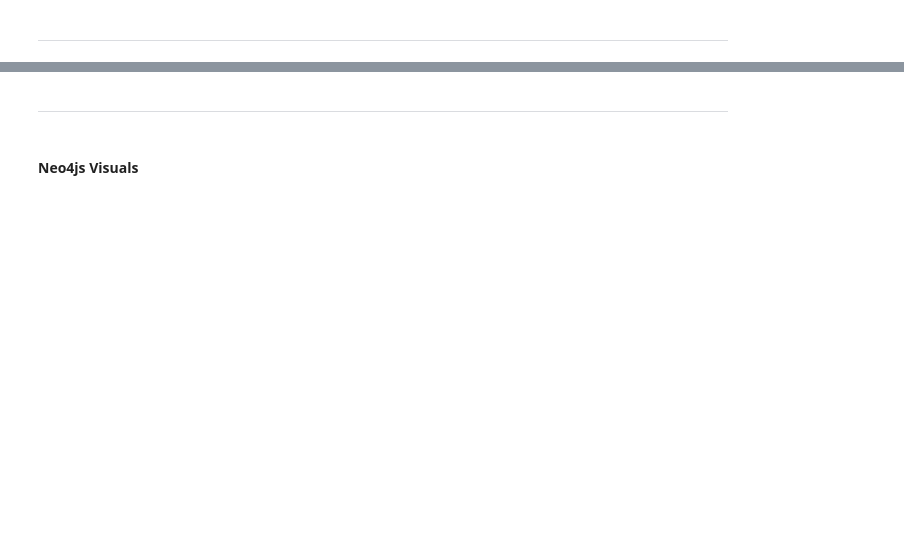
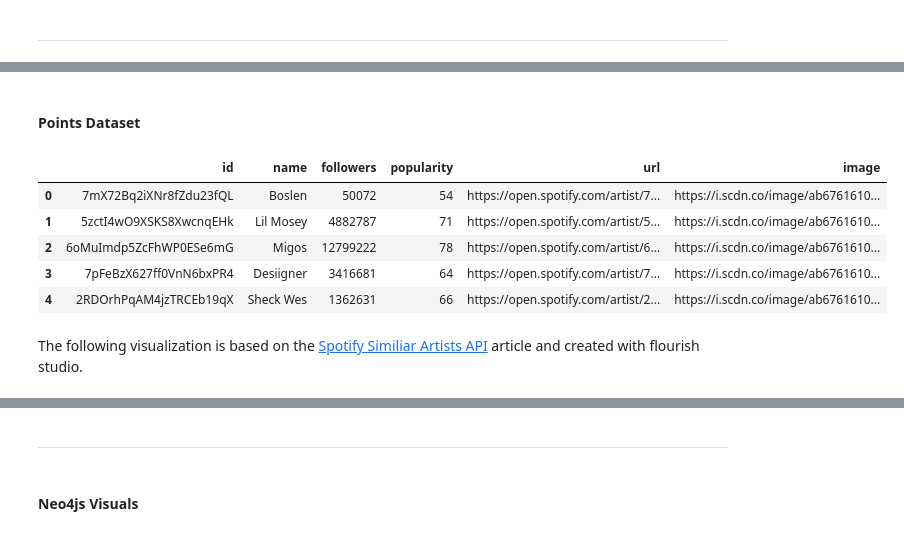
Before and after one commit to hluebbering/music-clustering, a Jupyter notebook: scripts/notebook.ipynb, the cells around one changed output, grey strips where cells are left out. Drawn from its saved outputs; the diff is of its cells as text; code cells hidden in the pictures; blank space fills up the shorter version.

```diff
--- a/scripts/notebook.ipynb
+++ b/scripts/notebook.ipynb
@@ -353,0 +655,5 @@ pop_scaled.head()
+# %%
+# pandas count distinct values in column
+tallyArtists = df.value_counts(["artist", "artist_id"]).reset_index(name='counts')
+topArtist = tallyArtists['artist_id'][1]
+tallyArtists.head(4)
@@ -353,0 +684,16 @@ pop_scaled.head()
+# %%
+for i in range(0, 4):
+    a = sp.artist(links_dict['target_id'][i])
+    ra = sp.artist_related_artists(links_dict['target_id'][i])
+    time.sleep(.5)
+    for artist in ra['artists']:
+        links_dict["source_name"].append(a['name'])
+        links_dict["source_id"].append(a['id'])
+        links_dict["target_name"].append(artist['name'])
+        links_dict["target_id"].append(artist['id'])
+
+# Convert links dict to dataframe
+links = pd.DataFrame(links_dict)
+
+# Export to excel sheet
+links.to_excel("links.xlsx", index = False)
@@ -353,0 +709,35 @@ pop_scaled.head()
+# %% [markdown]
+#### Points Dataset
+# %%
+# create "points" table
+all_artist_ids = list(set(links_dict['source_id'] + links_dict['target_id']))
+# %%
+# dictionary of lists
+points_dict = {"id":[],"name":[],"followers":[],"popularity":[],"url":[],"image":[]};
+
+for id in all_artist_ids:
+    time.sleep(.5)
+    a = sp.artist(id)
+    points_dict['id'].append(id)
+    points_dict['name'].append(a['name'])
+    points_dict['followers'].append(a['followers']['total'])
+    points_dict['popularity'].append(a['popularity'])
+    points_dict['url'].append(a['external_urls']['spotify'])
+    points_dict['image'].append(a['images'][0]['url'])
+
+# Convert links dict to dataframe
+points = pd.DataFrame(points_dict)
+
+# Export to excel sheet
+points.to_excel("points.xlsx", index = False)
+# %%
+points.head()
+# %% [output]
+|  | id | name | followers | popularity | url | image |
+| 0 | 7mX72Bq2iXNr8fZdu23fQL | Boslen | 50072 | 54 | https://open.spotify.com/artist/7... | https://i.scdn.co/image/ab6761610... |
+| 1 | 5zctI4wO9XSKS8XwcnqEHk | Lil Mosey | 4882787 | 71 | https://open.spotify.com/artist/5... | https://i.scdn.co/image/ab6761610... |
+| 2 | 6oMuImdp5ZcFhWP0ESe6mG | Migos | 12799222 | 78 | https://open.spotify.com/artist/6... | https://i.scdn.co/image/ab6761610... |
+| 3 | 7pFeBzX627ff0VnN6bxPR4 | Desiigner | 3416681 | 64 | https://open.spotify.com/artist/7... | https://i.scdn.co/image/ab6761610... |
+| 4 | 2RDOrhPqAM4jzTRCEb19qX | Sheck Wes | 1362631 | 66 | https://open.spotify.com/artist/2... | https://i.scdn.co/image/ab6761610... |
+# %% [markdown]
+The following visualization is based on the [Spotify Similiar Artists API](https://unboxed-analytics.com/data-technology/visualizing-rap-communities-wtih-python-spotifys-api/) article and created with flourish studio.
```
Also changed, not shown: parts of 58 cells of this notebook, 1 other file.
